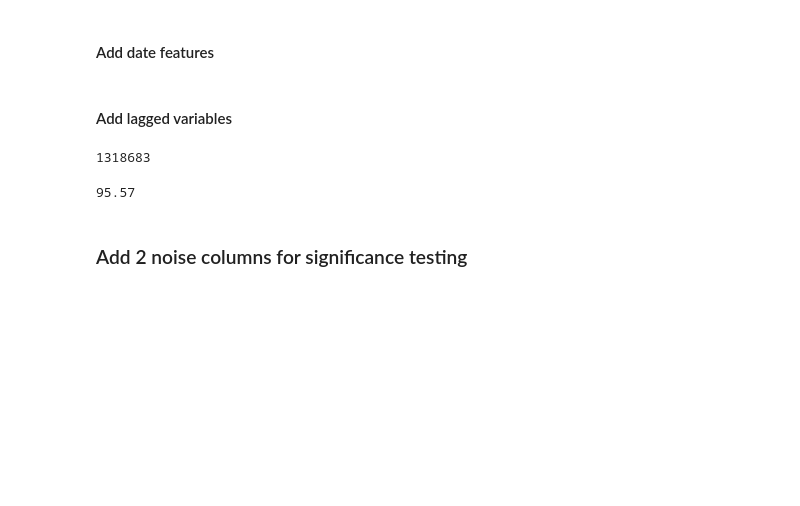
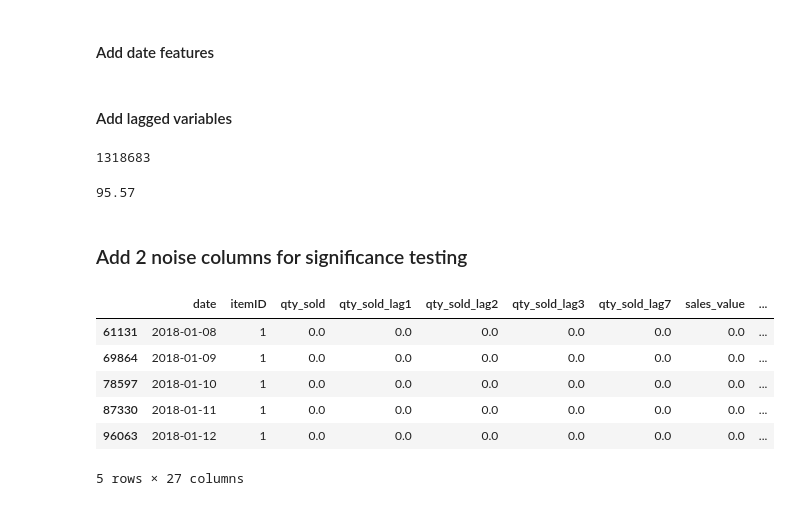
Before and after one commit to damyantilev/case-automated-inventory-management-execution, a Jupyter notebook: inventory_managemet_project.ipynb, the cells around one changed output. Cells and saved outputs as stored; diff of their text form; code cells hidden in the pictures; blank space fills up the shorter version.

```diff
--- a/inventory_managemet_project.ipynb
+++ b/inventory_managemet_project.ipynb
@@ -681,0 +684,10 @@ df_orders_daily["random_noise2"] = df_orders_daily["random_noise2"].round(2)
+# %%
+df_orders_daily.head()
+# %% [output]
+|  | date | itemID | qty_sold | qty_sold_lag1 | qty_sold_lag2 | qty_sold_lag3 | qty_sold_lag7 | sales_value | ... |
+| 61131 | 2018-01-08 | 1 | 0.0 | 0.0 | 0.0 | 0.0 | 0.0 | 0.0 | ... |
+| 69864 | 2018-01-09 | 1 | 0.0 | 0.0 | 0.0 | 0.0 | 0.0 | 0.0 | ... |
+| 78597 | 2018-01-10 | 1 | 0.0 | 0.0 | 0.0 | 0.0 | 0.0 | 0.0 | ... |
+| 87330 | 2018-01-11 | 1 | 0.0 | 0.0 | 0.0 | 0.0 | 0.0 | 0.0 | ... |
+| 96063 | 2018-01-12 | 1 | 0.0 | 0.0 | 0.0 | 0.0 | 0.0 | 0.0 | ... |
+5 rows × 27 columns
```
Also changed, not shown: parts of 2 cells of this notebook.
